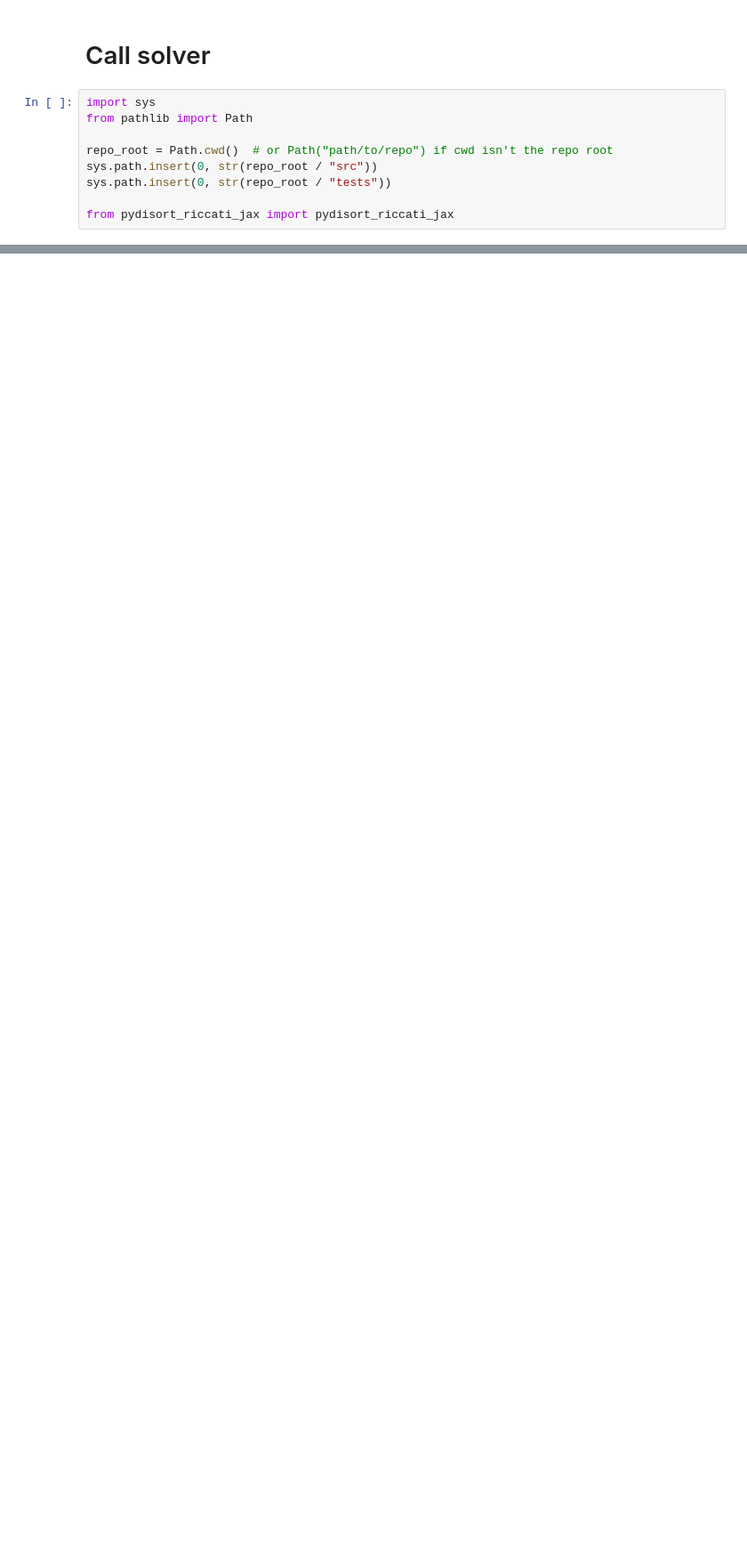
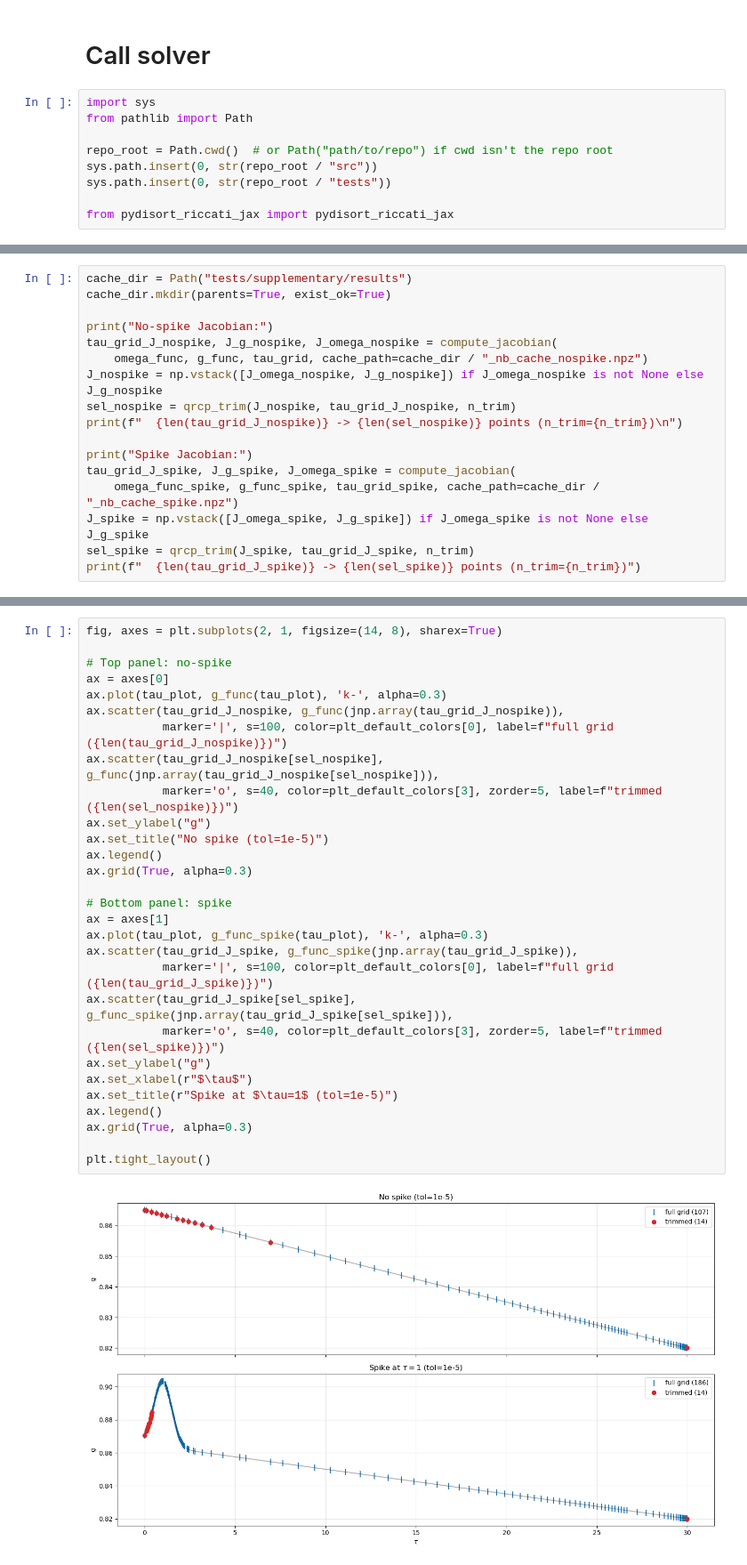
Before and after one commit to dhjx1996/Pythonic-DISORT_inhomogeneous_atmosphere, a Jupyter notebook: adiabatic_cloud_with_drizzle.ipynb, the cells around one changed output, grey strips where cells are left out. Shown at 89% size. Cells and saved outputs as stored; diff of their text form; blank space fills up the shorter version.

```diff
--- a/adiabatic_cloud_with_drizzle.ipynb
+++ b/adiabatic_cloud_with_drizzle.ipynb
@@ -98,0 +241,17 @@ plt.grid()
+# %%
+cache_dir = Path("tests/supplementary/results")
+cache_dir.mkdir(parents=True, exist_ok=True)
+
+print("No-spike Jacobian:")
+tau_grid_J_nospike, J_g_nospike, J_omega_nospike = compute_jacobian(
+    omega_func, g_func, tau_grid, cache_path=cache_dir / "_nb_cache_nospike.npz")
+J_nospike = np.vstack([J_omega_nospike, J_g_nospike]) if J_omega_nospike is not None else J_g_nospike
+sel_nospike = qrcp_trim(J_nospike, tau_grid_J_nospike, n_trim)
+print(f"  {len(tau_grid_J_nospike)} -> {len(sel_nospike)} points (n_trim={n_trim})\n")
+
+print("Spike Jacobian:")
+tau_grid_J_spike, J_g_spike, J_omega_spike = compute_jacobian(
+    omega_func_spike, g_func_spike, tau_grid_spike, cache_path=cache_dir / "_nb_cache_spike.npz")
+J_spike = np.vstack([J_omega_spike, J_g_spike]) if J_omega_spike is not None else J_g_spike
+sel_spike = qrcp_trim(J_spike, tau_grid_J_spike, n_trim)
+print(f"  {len(tau_grid_J_spike)} -> {len(sel_spike)} points (n_trim={n_trim})")
@@ -98,0 +276,31 @@ plt.grid()
+# %%
+fig, axes = plt.subplots(2, 1, figsize=(14, 8), sharex=True)
+
+# Top panel: no-spike
+ax = axes[0]
+ax.plot(tau_plot, g_func(tau_plot), 'k-', alpha=0.3)
+ax.scatter(tau_grid_J_nospike, g_func(jnp.array(tau_grid_J_nospike)),
+           marker='|', s=100, color=plt_default_colors[0], label=f"full grid ({len(tau_grid_J_nospike)})")
+ax.scatter(tau_grid_J_nospike[sel_nospike], g_func(jnp.array(tau_grid_J_nospike[sel_nospike])),
+           marker='o', s=40, color=plt_default_colors[3], zorder=5, label=f"trimmed ({len(sel_nospike)})")
+ax.set_ylabel("g")
+ax.set_title("No spike (tol=1e-5)")
+ax.legend()
+ax.grid(True, alpha=0.3)
+
+# Bottom panel: spike
+ax = axes[1]
+ax.plot(tau_plot, g_func_spike(tau_plot), 'k-', alpha=0.3)
+ax.scatter(tau_grid_J_spike, g_func_spike(jnp.array(tau_grid_J_spike)),
+           marker='|', s=100, color=plt_default_colors[0], label=f"full grid ({len(tau_grid_J_spike)})")
+ax.scatter(tau_grid_J_spike[sel_spike], g_func_spike(jnp.array(tau_grid_J_spike[sel_spike])),
+           marker='o', s=40, color=plt_default_colors[3], zorder=5, label=f"trimmed ({len(sel_spike)})")
+ax.set_ylabel("g")
+ax.set_xlabel(r"$\tau$")
+ax.set_title(r"Spike at $\tau=1$ (tol=1e-5)")
+ax.legend()
+ax.grid(True, alpha=0.3)
+
+plt.tight_layout()
+# %% [output]
+[figure, added]
```
Also changed, not shown: parts of 11 cells of this notebook, 6 other files.
